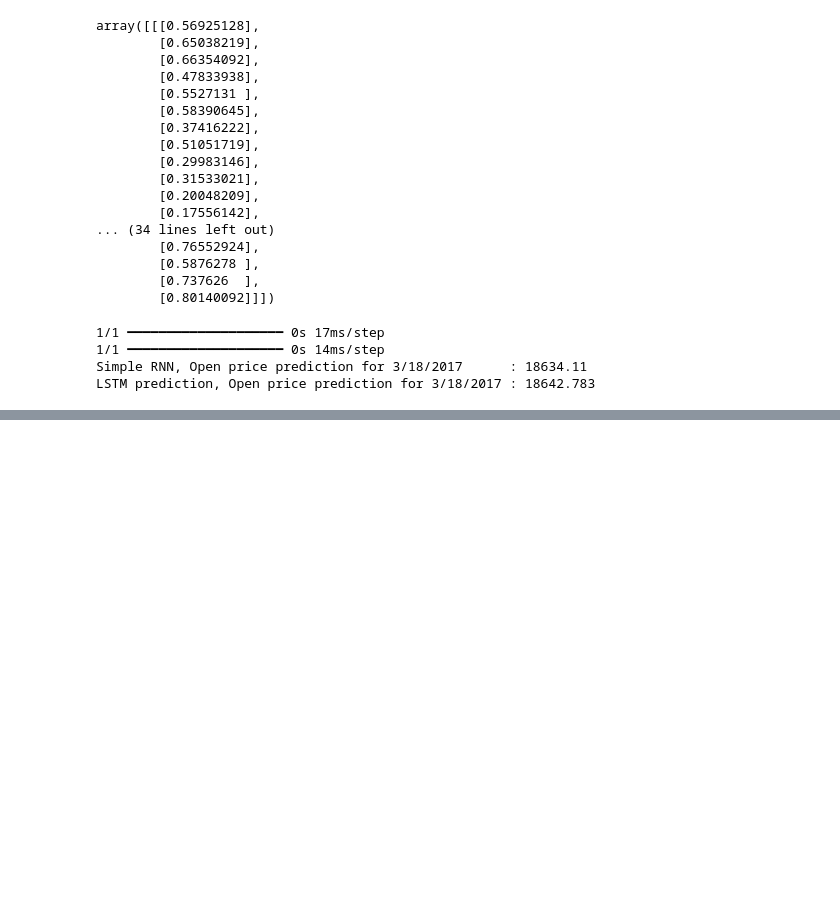
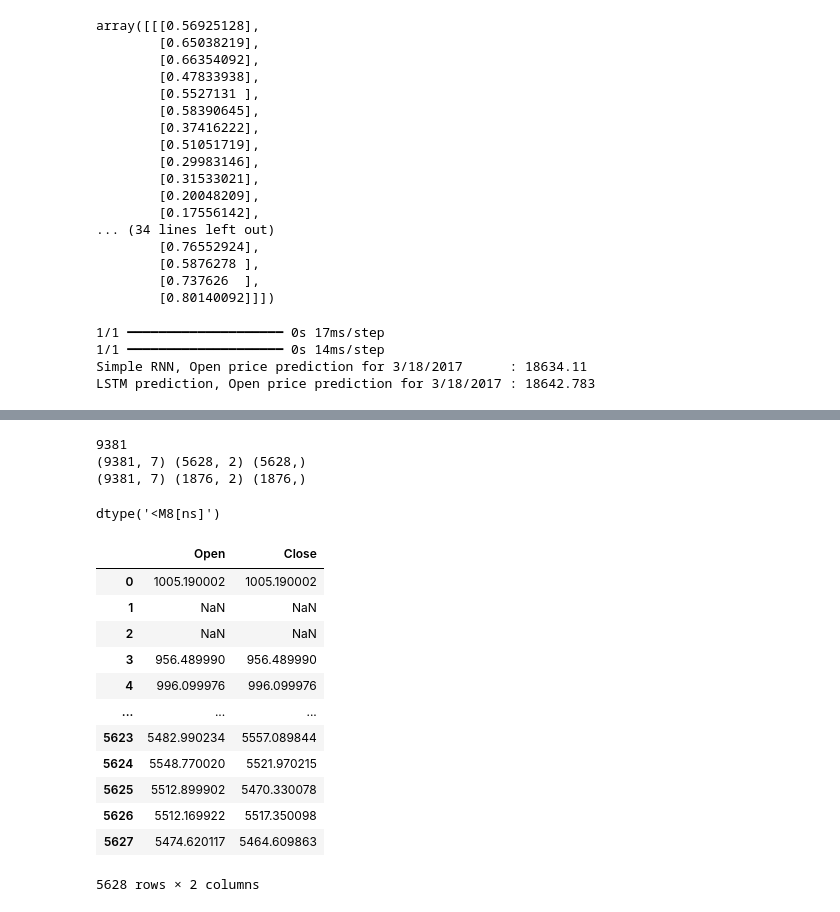
Before and after one commit to RiccardoDAndrea/Bachelor, a Jupyter notebook: main.ipynb, the cells around one changed output, grey strips where cells are left out. Saved outputs shown, nothing was run; the diff lists cells and outputs as text; code cells hidden in the pictures; blank space fills up the shorter version.

```diff
--- a/main.ipynb
+++ b/main.ipynb
@@ -577,0 +580,3 @@ LSTM prediction, Open price prediction for 3/18/2017 : 18642.783
+# %%
+data = pd.read_csv("data/raw/^GDAXI.csv")
+data.head()
@@ -577,0 +590,36 @@ LSTM prediction, Open price prediction for 3/18/2017 : 18642.783
+# %%
+print(len(data))
+X_var = data[["Open","Close"]]
+train_slider = 60
+validation_slider = 20
+n_steps= 50
+
+X_train, y_train = data[["Open","Close"]][:int(len(data)*train_slider/100)], data["Date"][:int(len(data)*train_slider/100)]
+X_val, y_val = data[["Open","Close"]][:int(len(data)*validation_slider/100)], data["Date"][:int(len(data)*validation_slider/100)]
+print(data.shape,X_train.shape, y_train.shape)
+print(data.shape,X_val.shape, y_val.shape)
+# %% [output]
+9381
+(9381, 7) (5628, 2) (5628,)
+(9381, 7) (1876, 2) (1876,)
+# %%
+y_train = pd.to_datetime(y_train)
+y_train.dtype
+# %% [output]
+dtype('<M8[ns]')
+# %%
+X_train
+# %% [output]
+|  | Open | Close |
+| 0 | 1005.190002 | 1005.190002 |
+| 1 | NaN | NaN |
+| 2 | NaN | NaN |
+| 3 | 956.489990 | 956.489990 |
+| 4 | 996.099976 | 996.099976 |
+| ... | ... | ... |
+| 5623 | 5482.990234 | 5557.089844 |
+| 5624 | 5548.770020 | 5521.970215 |
+| 5625 | 5512.899902 | 5470.330078 |
+| 5626 | 5512.169922 | 5517.350098 |
+| 5627 | 5474.620117 | 5464.609863 |
+5628 rows × 2 columns
```
Also changed, not shown: parts of 2 cells of this notebook, 1 other file.
